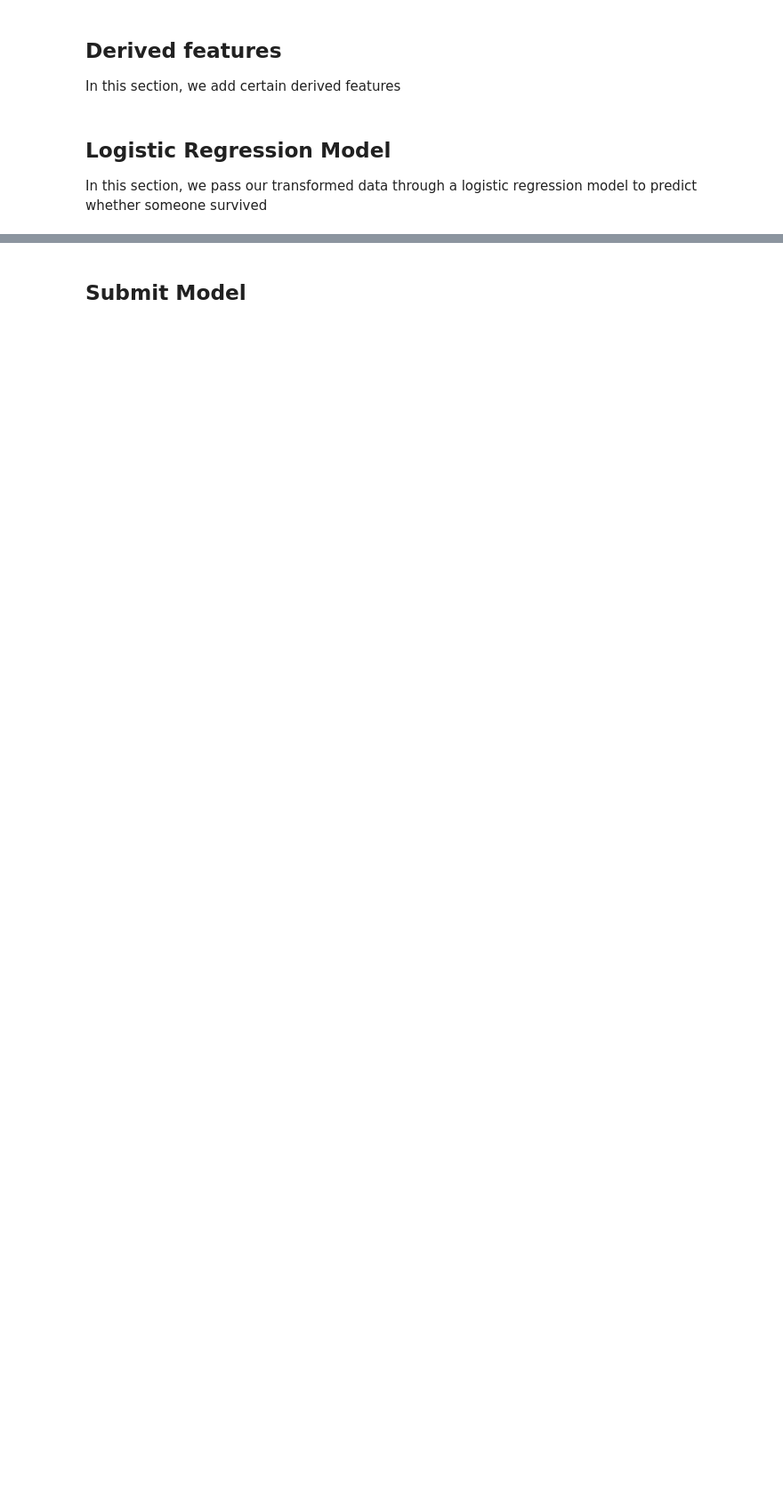
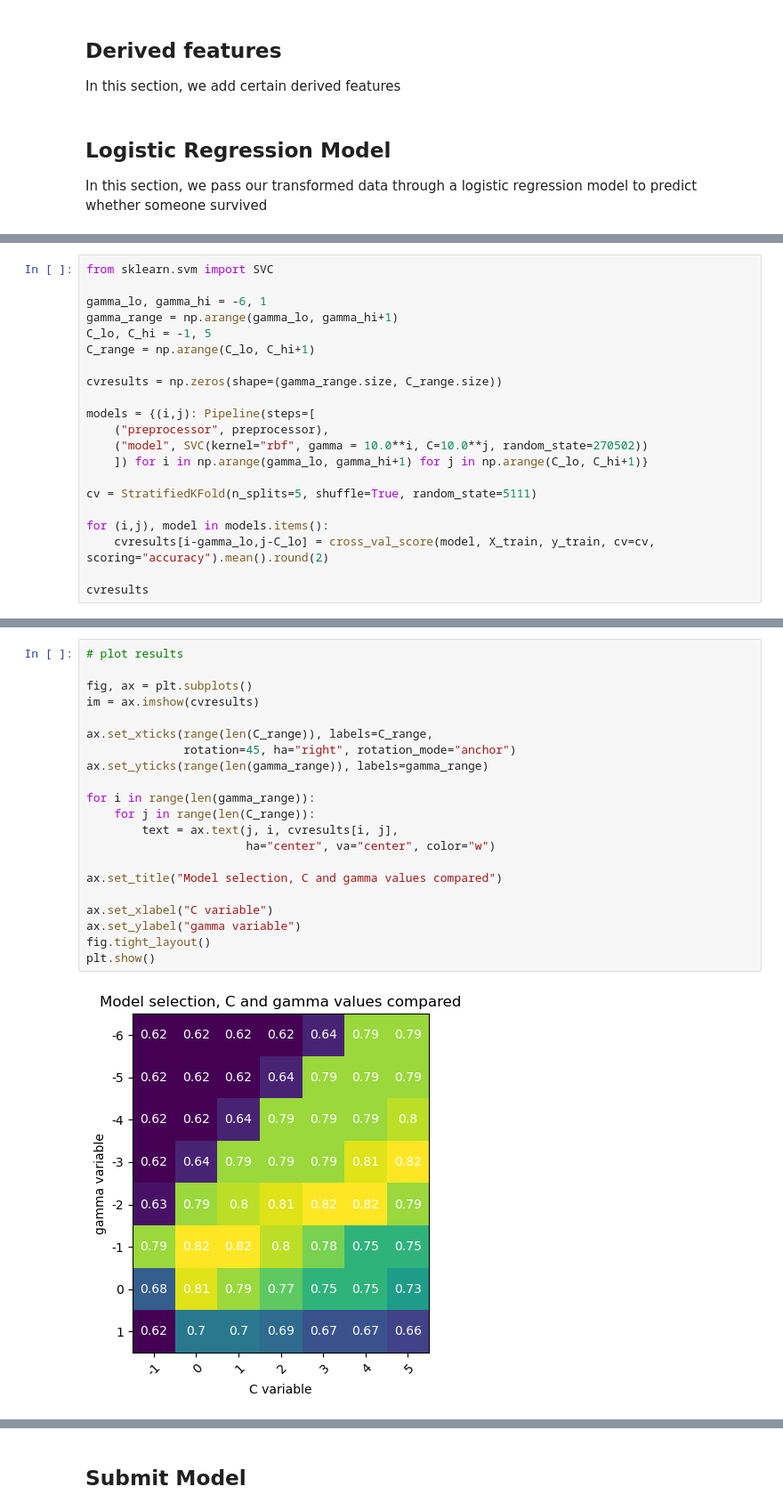
Before and after one commit to AlexTuroczy/TitanicKaggleCompetition, a Jupyter notebook: titanic.ipynb, the cells around one changed output, grey strips where cells are left out. Shown at 89% size. Drawn from its saved outputs; the diff is of its cells as text; blank space fills up the shorter version.

```diff
--- a/titanic.ipynb
+++ b/titanic.ipynb
@@ -211,0 +271,21 @@ pred_df
+# %%
+from sklearn.svm import SVC
+
+gamma_lo, gamma_hi = -6, 1
+gamma_range = np.arange(gamma_lo, gamma_hi+1)
+C_lo, C_hi = -1, 5
+C_range = np.arange(C_lo, C_hi+1)
+
+cvresults = np.zeros(shape=(gamma_range.size, C_range.size))
+
+models = {(i,j): Pipeline(steps=[
+    ("preprocessor", preprocessor),
+    ("model", SVC(kernel="rbf", gamma = 10.0**i, C=10.0**j, random_state=270502))
+    ]) for i in np.arange(gamma_lo, gamma_hi+1) for j in np.arange(C_lo, C_hi+1)}
+
+cv = StratifiedKFold(n_splits=5, shuffle=True, random_state=5111)
+
+for (i,j), model in models.items():
+    cvresults[i-gamma_lo,j-C_lo] = cross_val_score(model, X_train, y_train, cv=cv, scoring="accuracy").mean().round(2)
+
+cvresults
@@ -211,0 +301,23 @@ pred_df
+# %%
+# plot results
+
+fig, ax = plt.subplots()
+im = ax.imshow(cvresults)
+
+ax.set_xticks(range(len(C_range)), labels=C_range,
+              rotation=45, ha="right", rotation_mode="anchor")
+ax.set_yticks(range(len(gamma_range)), labels=gamma_range)
+
+for i in range(len(gamma_range)):
+    for j in range(len(C_range)):
+        text = ax.text(j, i, cvresults[i, j],
+                       ha="center", va="center", color="w")
+
+ax.set_title("Model selection, C and gamma values compared")
+
+ax.set_xlabel("C variable")
+ax.set_ylabel("gamma variable")
+fig.tight_layout()
+plt.show()
+# %% [output]
+[figure, added]
```
Also changed, not shown: parts of 12 cells of this notebook.
